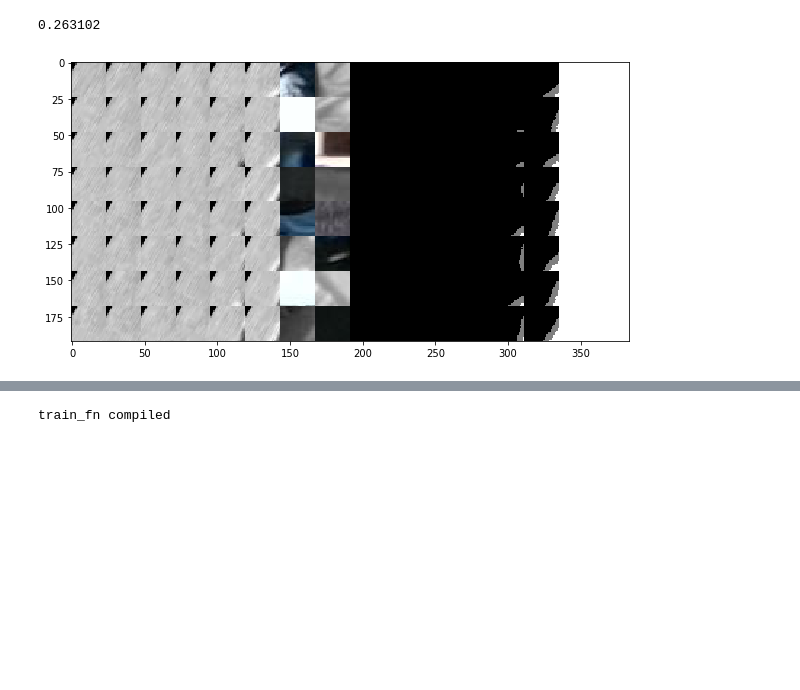
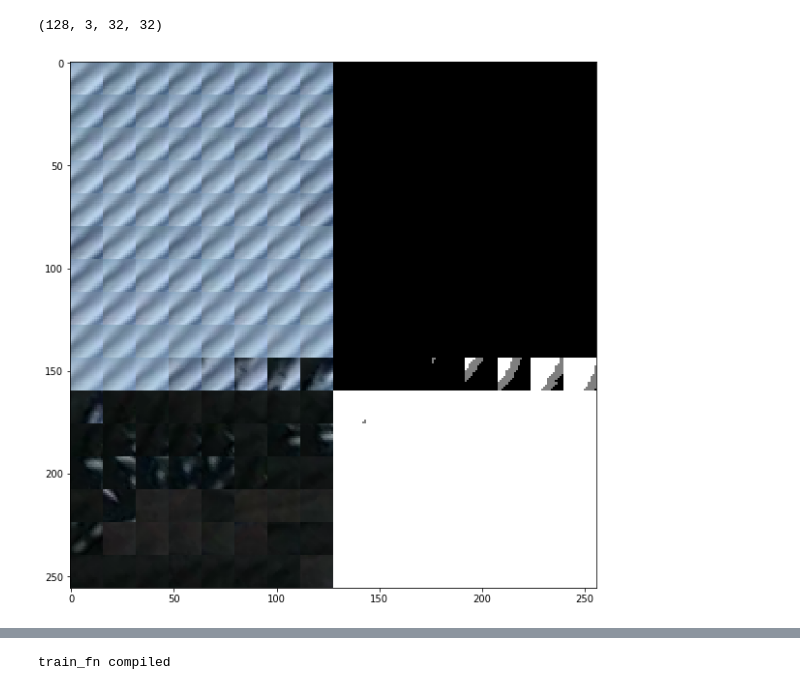
Before and after one commit to nvvaulin/gmm_segmentation, a Jupyter notebook: GMM_SEG.ipynb, the cells around one changed output, grey strips where cells are left out. Drawn from its saved outputs; the diff is of its cells as text; code cells hidden in the pictures; blank space fills up the shorter version.

```diff
--- a/GMM_SEG.ipynb
+++ b/GMM_SEG.ipynb
@@ -126,8 +5,9 @@ import numpy as np
 import cv2
 # %%
 from config import cfg
-cfg.SEQ_LENGTH = 64
-cfg.TILE_SIZE = (24,24)
+cfg.SEQ_LENGTH = 128
+cfg.TILE_SIZE = (32,32)
+cfg.OUT_SIZE = (16,16)
 cfg.TRAIN.BATCH_SIZE = 1
 cfg.TRAIN.EPOCH_SIZE = 1000
 cfg.NAME = 'gmm'
@@ -244,20 +16,3 @@ class GMMDataLoader():
-# %%
-def draw_sample(X,y,cols=10,rows=10):
-    _,_,h,w = X.shape
-    res = np.zeros((h*rows,w*cols,3))
-    mask = np.zeros((h*rows,w*cols,3))
-    inx = np.arange(0,len(X),dtype=np.int)[:cols*rows]
-    print(y.mean())
-    for i in range(cols):
-        for j in range(rows):
-            if(i*cols+j < len(X)):
-                tmp = np.transpose(X[inx[i*cols+j]],(1,2,0))
-                res[j*h:j*h+h,i*w:i*w+w,:] = tmp
-                tmp= y[inx[i*cols+j]]*255
-                mask[j*h:j*h+h,i*w:i*w+w,:] = tmp[:,:,None]
-    plt.figure(figsize=(10,10))
-    plt.imshow(np.concatenate((res.astype(np.uint8),mask.astype(np.uint8)),axis=1))
-    plt.show()
 # %%
 def data_generator(gmm_loader,batch_size = cfg.TRAIN.BATCH_SIZE,
                    tile_size = cfg.TILE_SIZE,
@@ -270,11 +23,16 @@ gmm_loader = GMMDataLoader(TieLoader('train_ties'))
+# %%
+from loader import TieLoader,GMMDataLoader,draw_sample
+gmm_loader = GMMDataLoader(TieLoader('/home/nvvaulin/workspace/movemants/train_ties'),\
+                           cfg.TILE_SIZE,cfg.OUT_SIZE,cfg.SEQ_LENGTH)
 # %%
 
 for x,y in data_generator(gmm_loader,1,epoch_size=1):
-    draw_sample(x,y,8,8)
+    print x.shape
+    draw_sample(x,y,8,16)
     break
 # %% [output]
-0.263102
+(128, 3, 32, 32)
-[figure, old version]
+[figure, new version]
 # %%
 import theano
 # %% [output]
```
Also changed, not shown: parts of 31 cells of this notebook, 7 other files.
